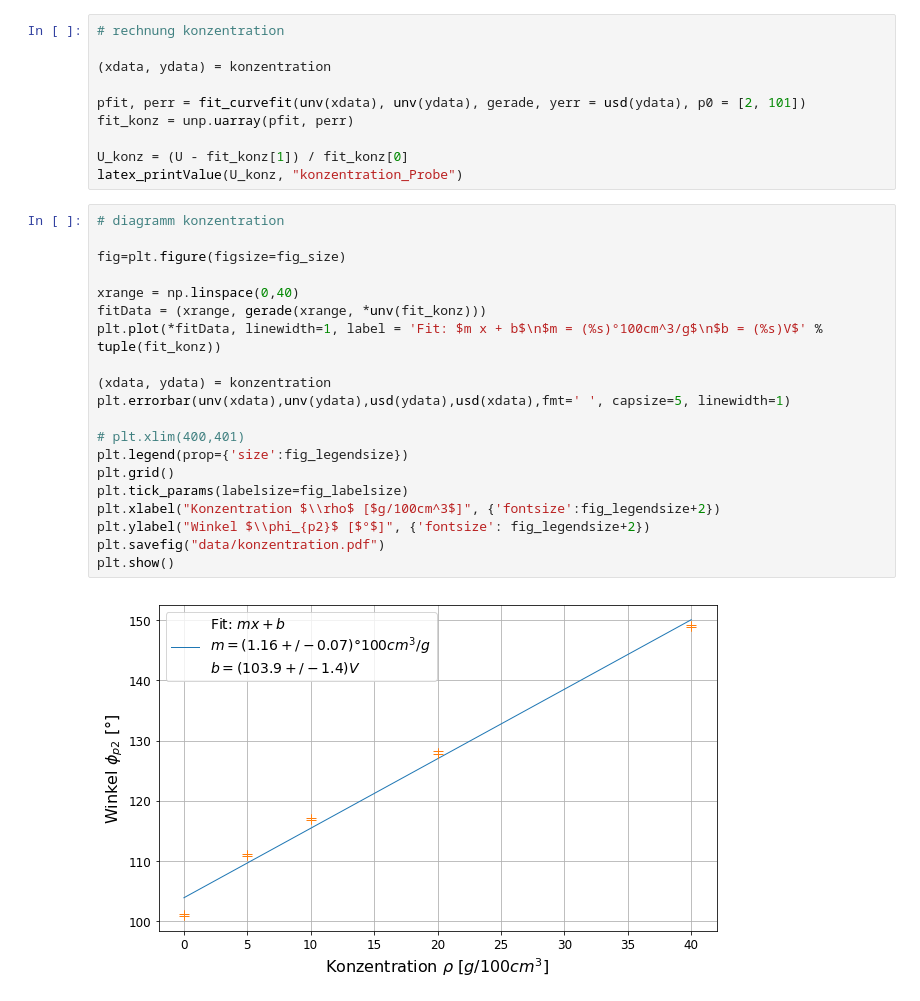
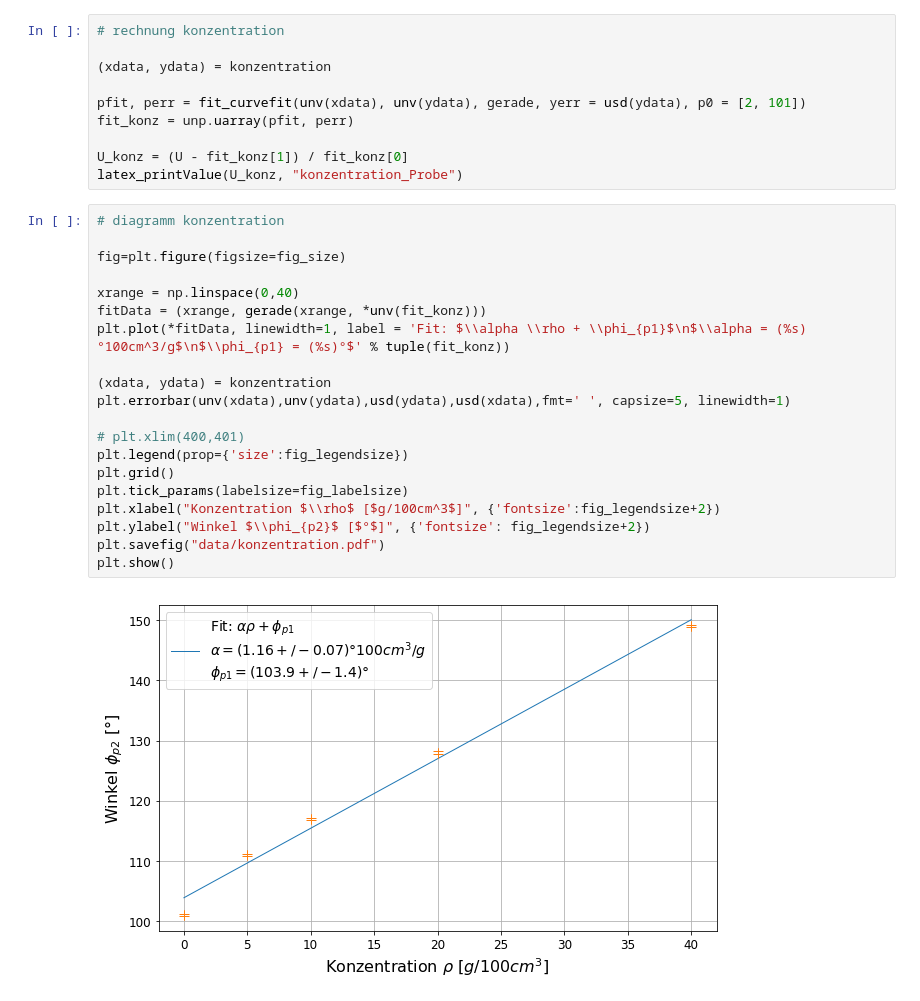
Before and after one commit to dfb159/Studium, a Jupyter notebook: Exp1/Versuchsbericht 19 - O3/11Mi_O3_13_06_2018.ipynb, the cells around one changed output. Saved outputs shown, nothing was run; the diff lists cells and outputs as text.

```diff
--- a/Exp1/Versuchsbericht 19 - O3/11Mi_O3_13_06_2018.ipynb
+++ b/Exp1/Versuchsbericht 19 - O3/11Mi_O3_13_06_2018.ipynb
@@ -232,22 +232,22 @@ latex_printValue(U_konz, "konzentration_Probe")
 # %%
 # diagramm konzentration
 
 fig=plt.figure(figsize=fig_size)
 
 xrange = np.linspace(0,40)
 fitData = (xrange, gerade(xrange, *unv(fit_konz)))
-plt.plot(*fitData, linewidth=1, label = 'Fit: $m x + b$\n$m = (%s)°100cm^3/g$\n$b = (%s)V$' % tuple(fit_konz))
+plt.plot(*fitData, linewidth=1, label = 'Fit: $\\alpha \\rho + \\phi_{p1}$\n$\\alpha = (%s)°100cm^3/g$\n$\\phi_{p1} = (%s)°$' % tuple(fit_konz))
 
 (xdata, ydata) = konzentration
 plt.errorbar(unv(xdata),unv(ydata),usd(ydata),usd(xdata),fmt=' ', capsize=5, linewidth=1)
 
 # plt.xlim(400,401)
 plt.legend(prop={'size':fig_legendsize})
 plt.grid()
 plt.tick_params(labelsize=fig_labelsize)
 plt.xlabel("Konzentration $\\rho$ [$g/100cm^3$]", {'fontsize':fig_legendsize+2})
 plt.ylabel("Winkel $\\phi_{p2}$ [$°$]", {'fontsize': fig_legendsize+2})
 plt.savefig("data/konzentration.pdf")
 plt.show()
 # %% [output]
-[figure, old version]
+[figure, new version]
```
Also changed, not shown: 4 other files.
